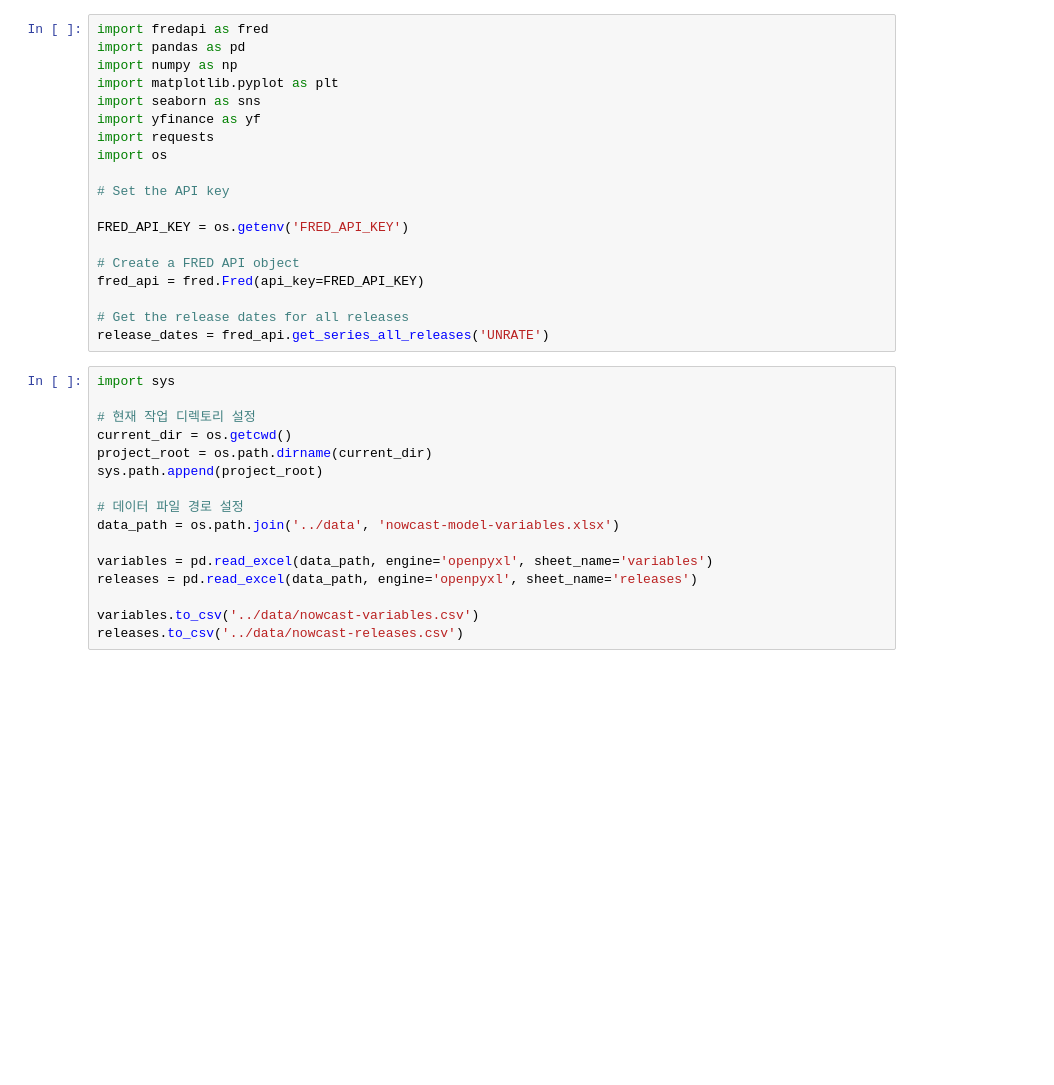
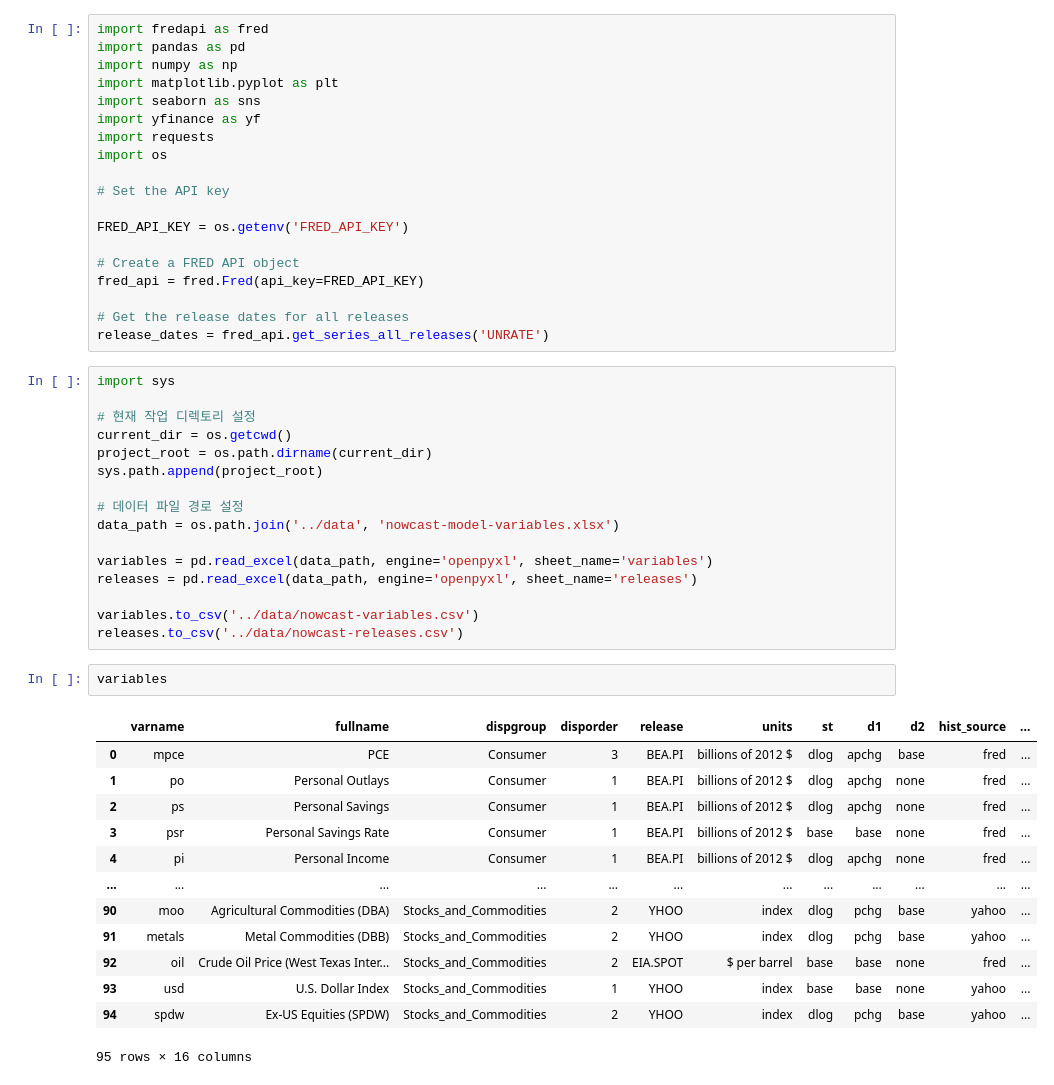
Before and after one commit to ChoiInYeol/python_version, a Jupyter notebook: src/fred_yahoo_data.ipynb, the cells around one changed output. Saved outputs shown, nothing was run; the diff lists cells and outputs as text; blank space fills up the shorter version.

```diff
--- a/src/fred_yahoo_data.ipynb
+++ b/src/fred_yahoo_data.ipynb
@@ -33,6 +33,22 @@ releases = pd.read_excel(data_path, engine='openpyxl', sheet_name='releases')
 
 variables.to_csv('../data/nowcast-variables.csv')
 releases.to_csv('../data/nowcast-releases.csv')
+# %%
+variables
+# %% [output]
+|  | varname | fullname | dispgroup | disporder | release | units | st | d1 | d2 | hist_source | ... |
+| 0 | mpce | PCE | Consumer | 3 | BEA.PI | billions of 2012 $ | dlog | apchg | base | fred | ... |
+| 1 | po | Personal Outlays | Consumer | 1 | BEA.PI | billions of 2012 $ | dlog | apchg | none | fred | ... |
+| 2 | ps | Personal Savings | Consumer | 1 | BEA.PI | billions of 2012 $ | dlog | apchg | none | fred | ... |
+| 3 | psr | Personal Savings Rate | Consumer | 1 | BEA.PI | billions of 2012 $ | base | base | none | fred | ... |
+| 4 | pi | Personal Income | Consumer | 1 | BEA.PI | billions of 2012 $ | dlog | apchg | none | fred | ... |
+| ... | ... | ... | ... | ... | ... | ... | ... | ... | ... | ... | ... |
+| 90 | moo | Agricultural Commodities (DBA) | Stocks_and_Commodities | 2 | YHOO | index | dlog | pchg | base | yahoo | ... |
+| 91 | metals | Metal Commodities (DBB) | Stocks_and_Commodities | 2 | YHOO | index | dlog | pchg | base | yahoo | ... |
+| 92 | oil | Crude Oil Price (West Texas Inter... | Stocks_and_Commodities | 2 | EIA.SPOT | $ per barrel | base | base | none | fred | ... |
+| 93 | usd | U.S. Dollar Index | Stocks_and_Commodities | 1 | YHOO | index | base | base | none | yahoo | ... |
+| 94 | spdw | Ex-US Equities (SPDW) | Stocks_and_Commodities | 2 | YHOO | index | dlog | pchg | base | yahoo | ... |
+95 rows × 16 columns
 # %%
 """
 데이터 수집 및 전처리를 위한 함수들
```
Also changed, not shown: parts of 14 cells of this notebook, 8 other files.
